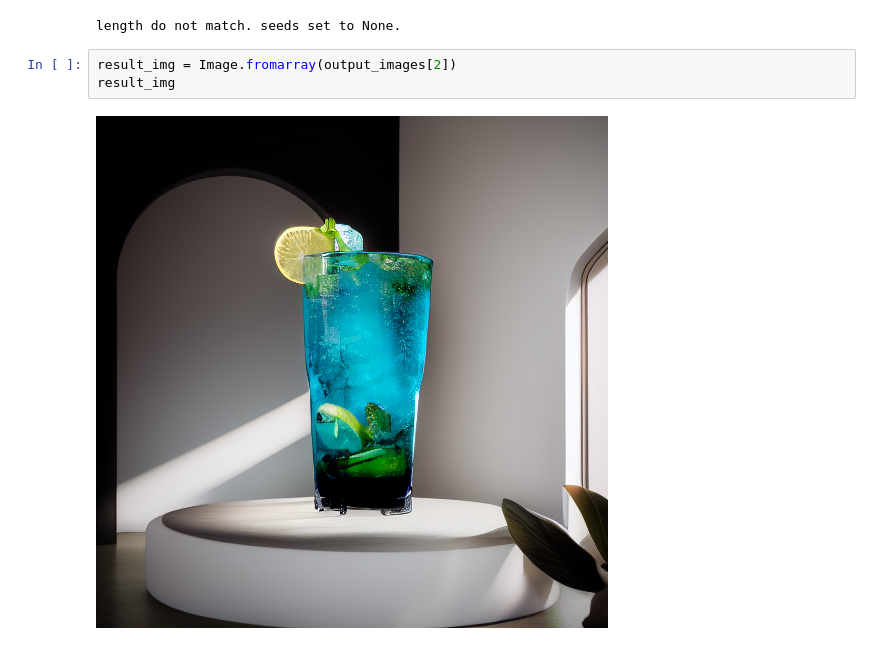
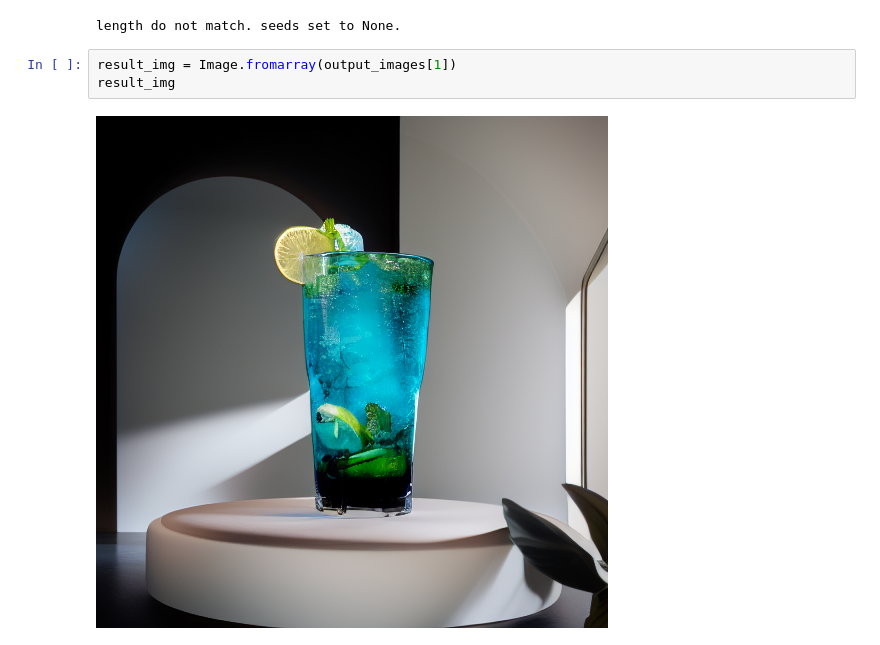
Before and after one commit to MiddleKD/Favorfit_diffusion, a Jupyter notebook: favorfit_demo.ipynb, the cells around one changed output. Saved outputs shown, nothing was run; the diff lists cells and outputs as text.

```diff
--- a/favorfit_demo.ipynb
+++ b/favorfit_demo.ipynb
@@ -215,7 +220,7 @@ output_images = generate(
 # %% [output]
 length do not match. seeds set to None.
 # %%
-result_img = Image.fromarray(output_images[2])
+result_img = Image.fromarray(output_images[1])
 result_img
 # %% [output]
-[figure, old version]
+[figure, new version]
```
Also changed, not shown: parts of 4 cells of this notebook, 4 other files.
